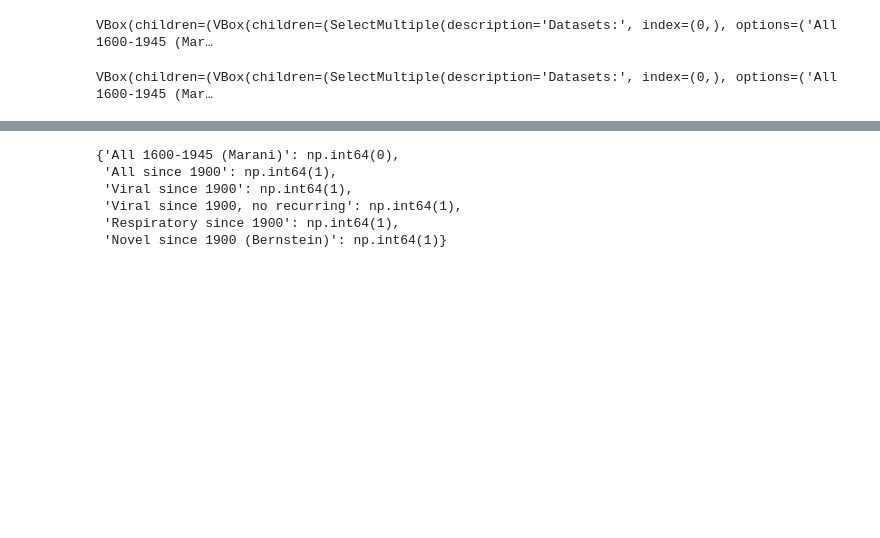
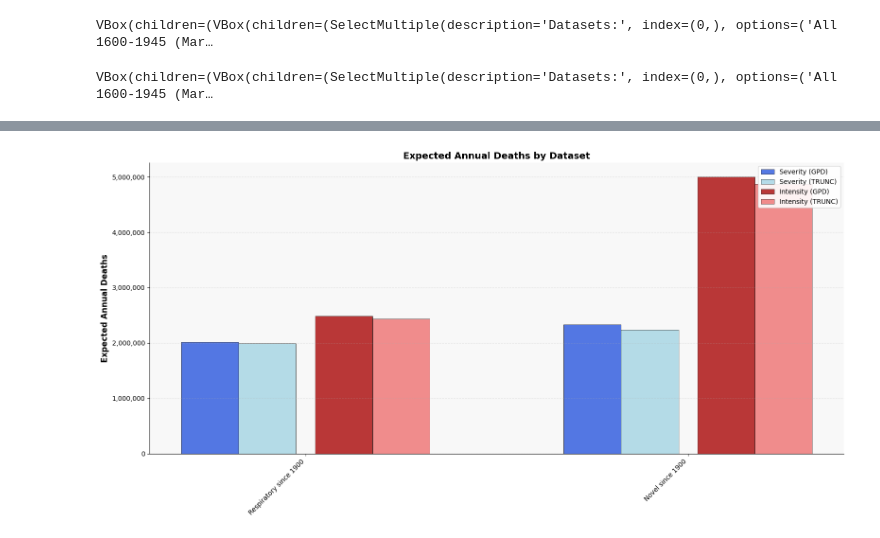
Before and after one commit to DevInnovationLab/pandemic_model_public, a Jupyter notebook: python/notebooks/22 systematic_change_analysis.ipynb, the cells around one changed output, grey strips where cells are left out. Saved outputs shown, nothing was run; the diff lists cells and outputs as text; code cells hidden in the pictures; blank space fills up the shorter version.

```diff
--- a/python/notebooks/22 systematic_change_analysis.ipynb
+++ b/python/notebooks/22 systematic_change_analysis.ipynb
@@ -618,15 +655,4 @@ def create_mortality_plot(
 # %%
-create_mortality_plot(selected_dfs=['Respiratory since 1900', 'Novel since 1900 (Bernstein)'])
+create_mortality_plot(selected_dfs=['Respiratory since 1900', 'Novel since 1900 (Bernstein)'], lower_bound=1, arrival_window='short')
+# %% [output]
+[figure, added]
-# %%
-high_threshold = 1
-high_arrival_dfs = {name: df[df['severity'] >= high_threshold] for name, df in arrival_count_dfs.items()}
-recent_high_arrival_counts = {name: get_annual_arrival_counts(df, 2000, 2019) for name, df in high_arrival_dfs.items()}
-recent_high_arrival_counts = {name: df.sum() for name, df in recent_high_arrival_counts.items()}
-recent_high_arrival_counts
-# %% [output]
-{'All 1600-1945 (Marani)': np.int64(0),
- 'All since 1900': np.int64(1),
- 'Viral since 1900': np.int64(1),
- 'Viral since 1900, no recurring': np.int64(1),
- 'Respiratory since 1900': np.int64(1),
- 'Novel since 1900 (Bernstein)': np.int64(1)}
```
Also changed, not shown: parts of 17 cells of this notebook, 2 other files.
